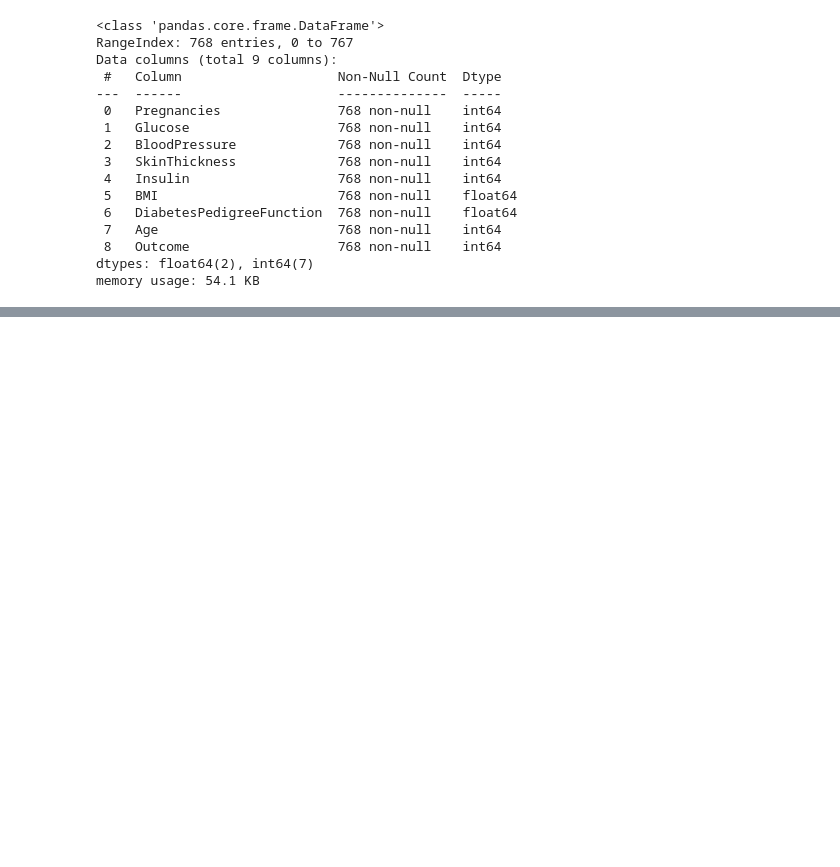
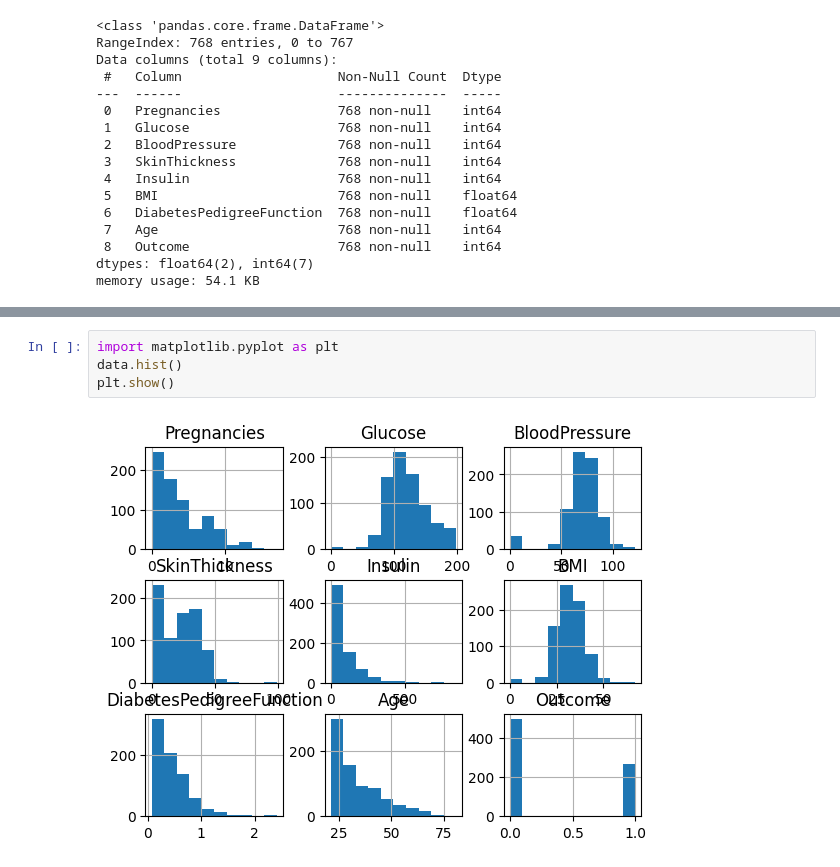
Before and after one commit to krzkro4122/ml-phishing-websites, a Jupyter notebook: notebook.ipynb, the cells around one changed output, grey strips where cells are left out. Cells and saved outputs as stored; diff of their text form; blank space fills up the shorter version.

```diff
--- a/notebook.ipynb
+++ b/notebook.ipynb
@@ -40,0 +53,6 @@ memory usage: 54.1 KB
+# %%
+import matplotlib.pyplot as plt
+data.hist()
+plt.show()
+# %% [output]
+[figure, added]
```
Also changed, not shown: parts of 1 cell of this notebook, 1 other file.
